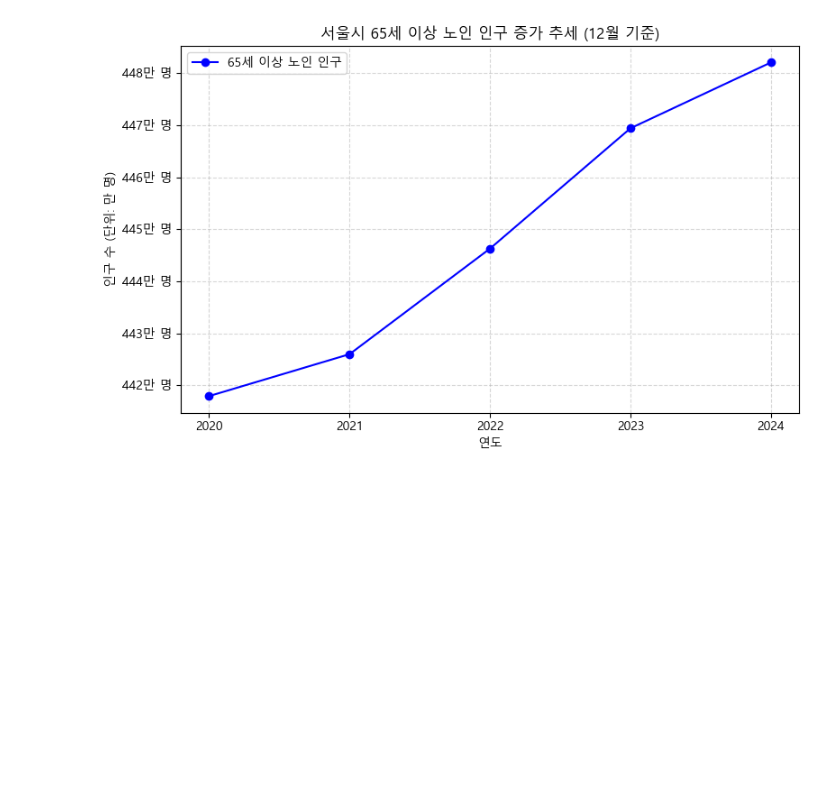
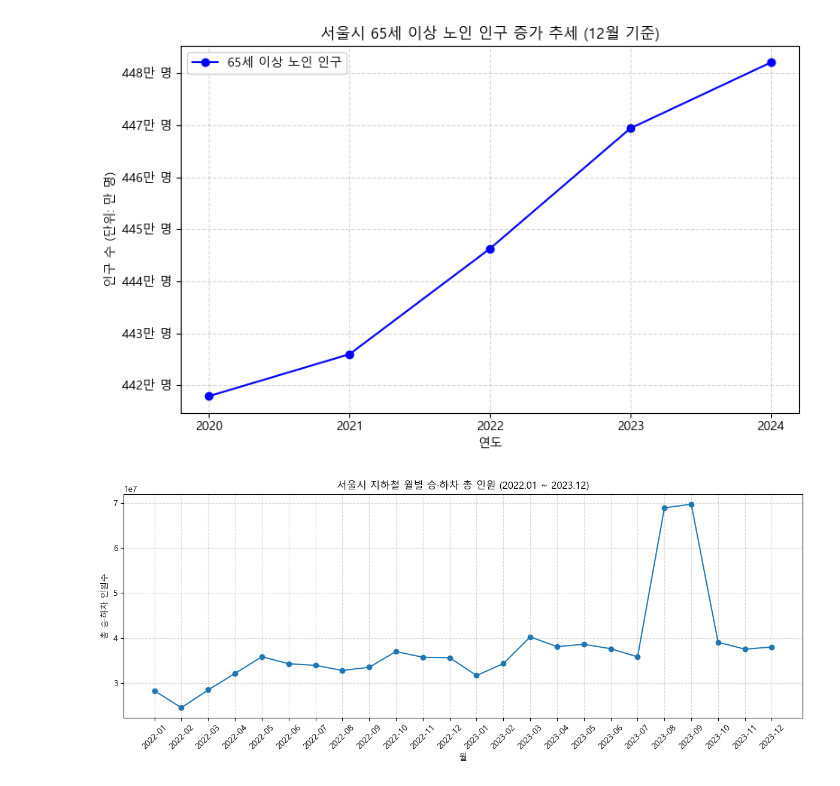
Before and after one commit to potoblue/Project01, a Jupyter notebook: main.ipynb, the cells around one changed output. Saved outputs shown, nothing was run; the diff lists cells and outputs as text; code cells hidden in the pictures; blank space fills up the shorter version.

```diff
--- a/main.ipynb
+++ b/main.ipynb
@@ -316,3 +368,58 @@ plt.tight_layout()
 plt.show()
 # %% [output]
 [figure]
+# %%
+
+# -----------------------------
+# 1) 2022년 + 2023년 묶기
+# -----------------------------
+df = pd.concat([senior22_df, senior23_df], ignore_index=True)
+
+# -----------------------------
+# 2) 날짜 변환
+# -----------------------------
+df['수송일자'] = pd.to_datetime(df['수송일자'])
+
+# -----------------------------
+# 3) 시간대 컬럼들 자동 추출
+# -----------------------------
+time_columns = [col for col in df.columns if '시간대' in col]
+
+# -----------------------------
+# 4) 승차/하차 구분 제거 → 하루 총 승하차량 만들기
+# -----------------------------
+# 시간대들의 합 계산
+df['sum_by_row'] = df[time_columns].apply(pd.to_numeric, errors='coerce').sum(axis=1)
+
+# 날짜 + 역 기준으로 묶어서(승차/하차 합쳐짐) 하루 총합 계산
+daily = df.groupby('수송일자')['sum_by_row'].sum().reset_index()
+
+# -----------------------------
+# 5) 2022-01-01 ~ 2023-12-31 기간 필터링
+# -----------------------------
+mask = (daily['수송일자'] >= '2022-01-01') & (daily['수송일자'] <= '2023-12-31')
+daily = daily[mask]
+
+# -----------------------------
+# 6) 월별 합계 만들기
+# -----------------------------
+daily['년월'] = daily['수송일자'].dt.to_period('M')
+monthly = daily.groupby('년월')['sum_by_row'].sum().reset_index()
+monthly['년월'] = monthly['년월'].astype(str)
+
+# -----------------------------
+# 7) 시각화
+# -----------------------------
+plt.figure(figsize=(12,5))
+plt.plot(monthly['년월'], monthly['sum_by_row'], marker='o')
+
+plt.title("서울시 지하철 월별 승·하차 총 인원 (2022.01 ~ 2023.12)")
+plt.xlabel("월")
+plt.ylabel("총 승·하차 인원수")
+plt.xticks(rotation=45)
+plt.grid(True, linestyle='--', alpha=0.5)
+plt.tight_layout()
+
+plt.show()
+# %% [output]
+[figure, added]
```
Also changed, not shown: parts of 6 cells of this notebook.
